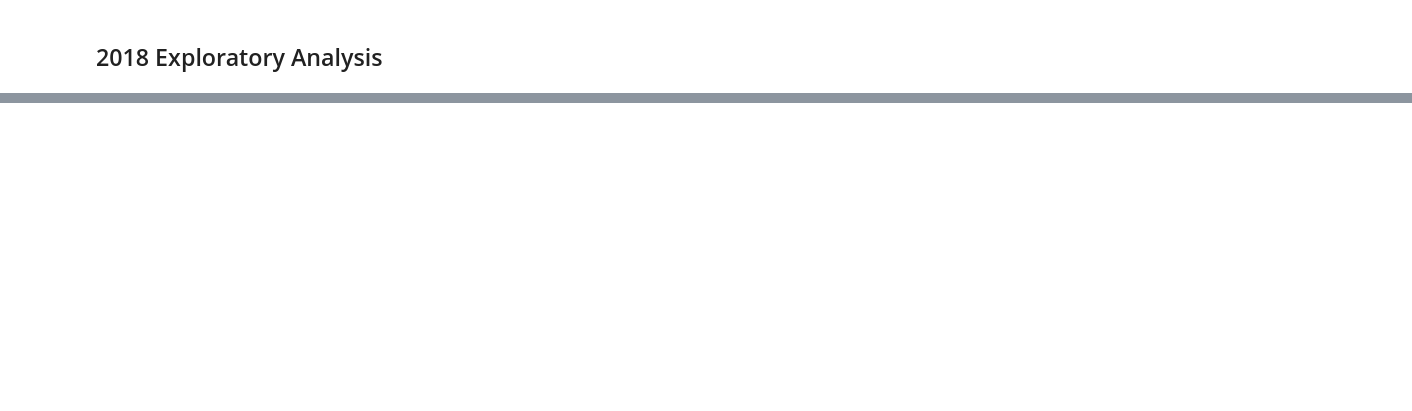
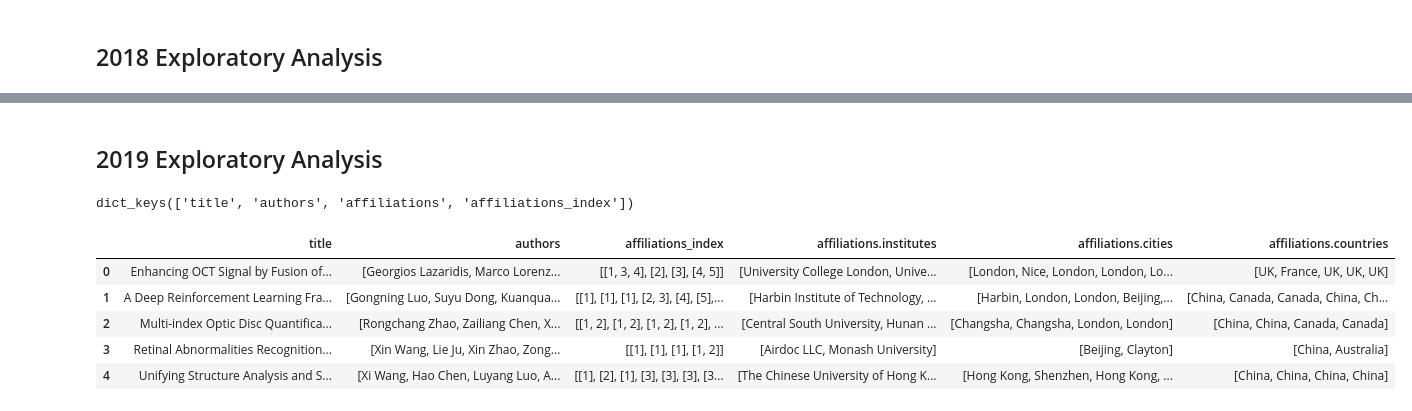
Before and after one commit to v15hv4/MICCAI-Geographical-Diversity-Dataset, a Jupyter notebook: countries_list (2015-2020).ipynb, the cells around one changed output, grey strips where cells are left out. Drawn from its saved outputs; the diff is of its cells as text; code cells hidden in the pictures; blank space fills up the shorter version.

```diff
--- a/countries_list.ipynb
+++ b/countries_list (2015-2020).ipynb
@@ -590,2 +860,20 @@ fig.show()
 # %%
 fig.write_html("plots/2018-bar.html")
+# %% [markdown]
+## 2019 Exploratory Analysis
+# %%
+data_2019 = pd.read_json('./data/data-2019-20201005-012008.json')
+data_2019[2019][0].keys()
+# %% [output]
+dict_keys(['title', 'authors', 'affiliations', 'affiliations_index'])
+# %%
+# normalize the json data into table format
+df_2019 = pd.json_normalize(data_2019[2019])
+df_2019.head()
+# %% [output]
+|  | title | authors | affiliations_index | affiliations.institutes | affiliations.cities | affiliations.countries |
+| 0 | Enhancing OCT Signal by Fusion of... | [Georgios Lazaridis, Marco Lorenz... | [[1, 3, 4], [2], [3], [4, 5]] | [University College London, Unive... | [London, Nice, London, London, Lo... | [UK, France, UK, UK, UK] |
+| 1 | A Deep Reinforcement Learning Fra... | [Gongning Luo, Suyu Dong, Kuanqua... | [[1], [1], [1], [2, 3], [4], [5],... | [Harbin Institute of Technology, ... | [Harbin, London, London, Beijing,... | [China, Canada, Canada, China, Ch... |
+| 2 | Multi-index Optic Disc Quantifica... | [Rongchang Zhao, Zailiang Chen, X... | [[1, 2], [1, 2], [1, 2], [1, 2], ... | [Central South University, Hunan ... | [Changsha, Changsha, London, London] | [China, China, Canada, Canada] |
+| 3 | Retinal Abnormalities Recognition... | [Xin Wang, Lie Ju, Xin Zhao, Zong... | [[1], [1], [1], [1, 2]] | [Airdoc LLC, Monash University] | [Beijing, Clayton] | [China, Australia] |
+| 4 | Unifying Structure Analysis and S... | [Xi Wang, Hao Chen, Luyang Luo, A... | [[1], [2], [1], [3], [3], [3], [3... | [The Chinese University of Hong K... | [Hong Kong, Shenzhen, Hong Kong, ... | [China, China, China, China] |
```
Also changed, not shown: parts of 56 cells of this notebook.
